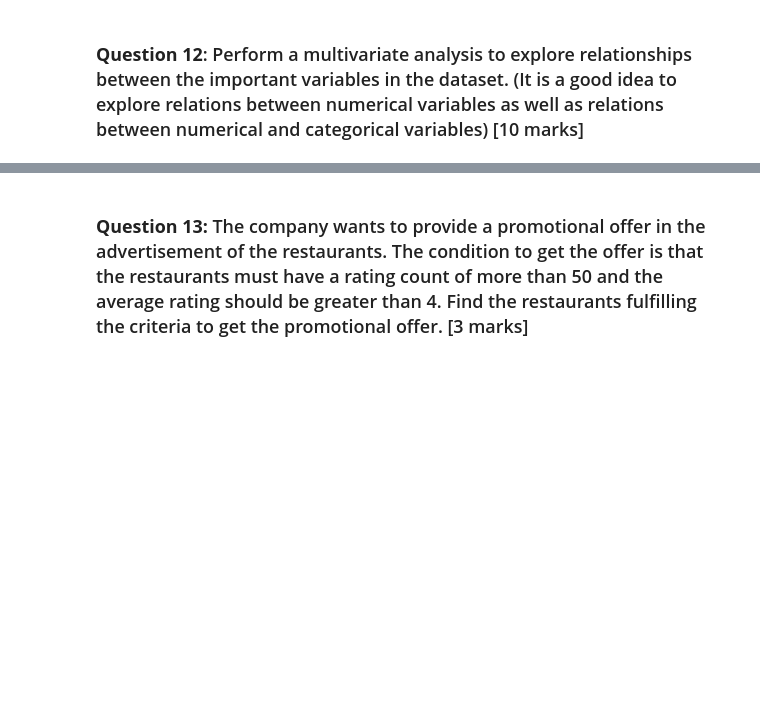
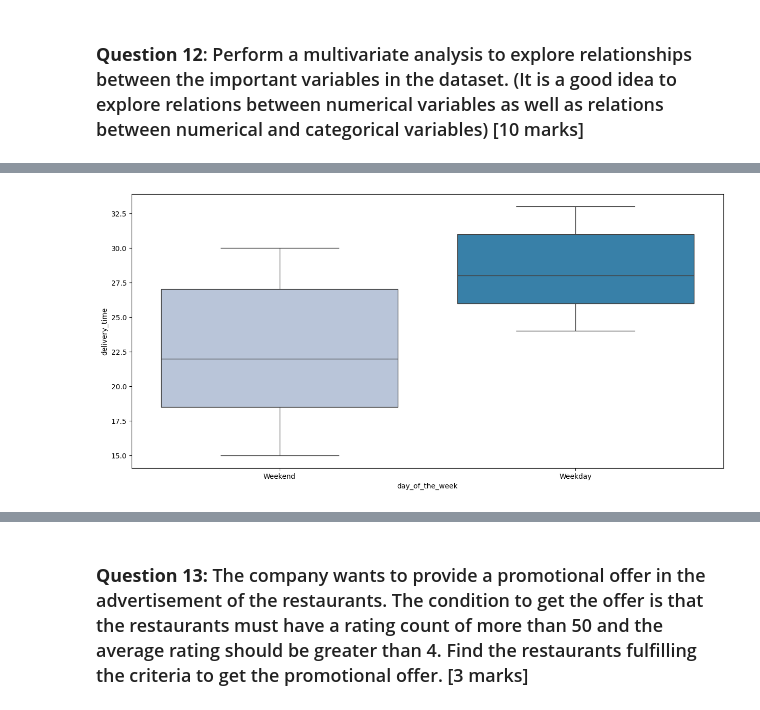
Before and after one commit to yash1thsa/machine_learning_pipelines, a Jupyter notebook: Food_hub_analysis_Full_Code.ipynb, the cells around one changed output, grey strips where cells are left out. Cells and saved outputs as stored; diff of their text form; code cells hidden in the pictures; blank space fills up the shorter version.

```diff
--- a/Food_hub_analysis_Full_Code.ipynb
+++ b/Food_hub_analysis_Full_Code.ipynb
@@ -430,0 +442,7 @@ ValueError: could not convert string to float: 'Not given'
+# %%
+# Relationship between day of the week and delivery time
+plt.figure(figsize=(15,7))
+sns.boxplot(x = "day_of_the_week", y = "delivery_time", data = df, palette = 'PuBu', hue = "day_of_the_week")
+plt.show()
+# %% [output]
+[figure, added]
```
Also changed, not shown: parts of 19 cells of this notebook.
